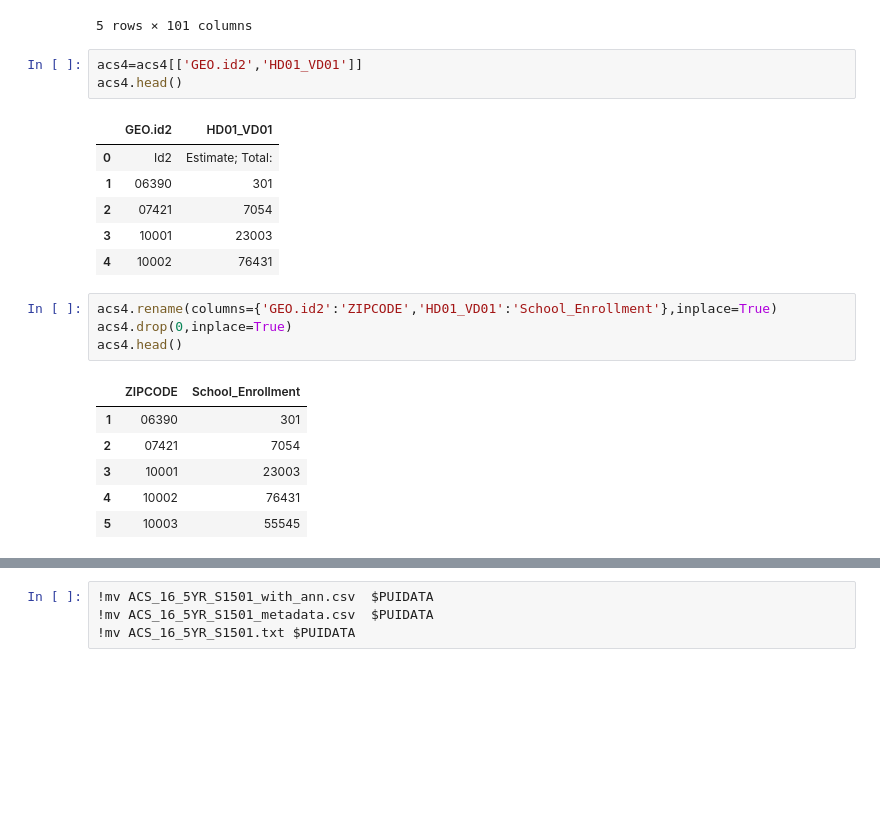
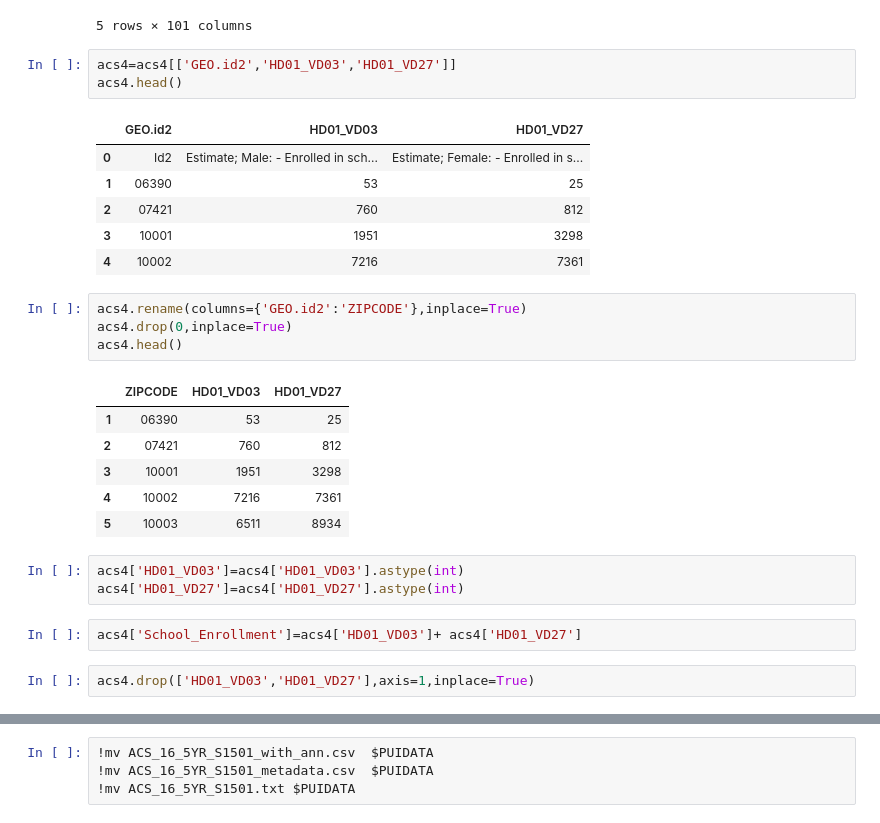
Before and after one commit to SaloniSaini02/PUI2018_ss12513, a Jupyter notebook: ExtraCredit_ss12513/ExtraCredit_ss12513.ipynb, the cells around one changed output, grey strips where cells are left out. Saved outputs shown, nothing was run; the diff lists cells and outputs as text; blank space fills up the shorter version.

```diff
--- a/ExtraCredit_ss12513/ExtraCredit_ss12513.ipynb
+++ b/ExtraCredit_ss12513/ExtraCredit_ss12513.ipynb
@@ -104,23 +104,30 @@ acs4.head()
 | 4 | 8600000US10002 | 10002 | ZCTA5 10002 | 76431 | 2373 | 36912 | 1508 | 7216 | 808 | ... |
 5 rows × 101 columns
 # %%
-acs4=acs4[['GEO.id2','HD01_VD01']]
+acs4=acs4[['GEO.id2','HD01_VD03','HD01_VD27']]
 acs4.head()
 # %% [output]
-|  | GEO.id2 | HD01_VD01 |
-| 0 | Id2 | Estimate; Total: |
-| 1 | 06390 | 301 |
-| 2 | 07421 | 7054 |
-| 3 | 10001 | 23003 |
-| 4 | 10002 | 76431 |
+|  | GEO.id2 | HD01_VD03 | HD01_VD27 |
+| 0 | Id2 | Estimate; Male: - Enrolled in sch... | Estimate; Female: - Enrolled in s... |
+| 1 | 06390 | 53 | 25 |
+| 2 | 07421 | 760 | 812 |
+| 3 | 10001 | 1951 | 3298 |
+| 4 | 10002 | 7216 | 7361 |
 # %%
-acs4.rename(columns={'GEO.id2':'ZIPCODE','HD01_VD01':'School_Enrollment'},inplace=True)
+acs4.rename(columns={'GEO.id2':'ZIPCODE'},inplace=True)
 acs4.drop(0,inplace=True)
 acs4.head()
 # %% [output]
-|  | ZIPCODE | School_Enrollment |
-| 1 | 06390 | 301 |
-| 2 | 07421 | 7054 |
-| 3 | 10001 | 23003 |
-| 4 | 10002 | 76431 |
-| 5 | 10003 | 55545 |
+|  | ZIPCODE | HD01_VD03 | HD01_VD27 |
+| 1 | 06390 | 53 | 25 |
+| 2 | 07421 | 760 | 812 |
+| 3 | 10001 | 1951 | 3298 |
+| 4 | 10002 | 7216 | 7361 |
+| 5 | 10003 | 6511 | 8934 |
+# %%
+acs4['HD01_VD03']=acs4['HD01_VD03'].astype(int)
+acs4['HD01_VD27']=acs4['HD01_VD27'].astype(int)
+# %%
+acs4['School_Enrollment']=acs4['HD01_VD03']+ acs4['HD01_VD27']
+# %%
+acs4.drop(['HD01_VD03','HD01_VD27'],axis=1,inplace=True)
```
Also changed, not shown: parts of 13 cells of this notebook, 6 other files.
